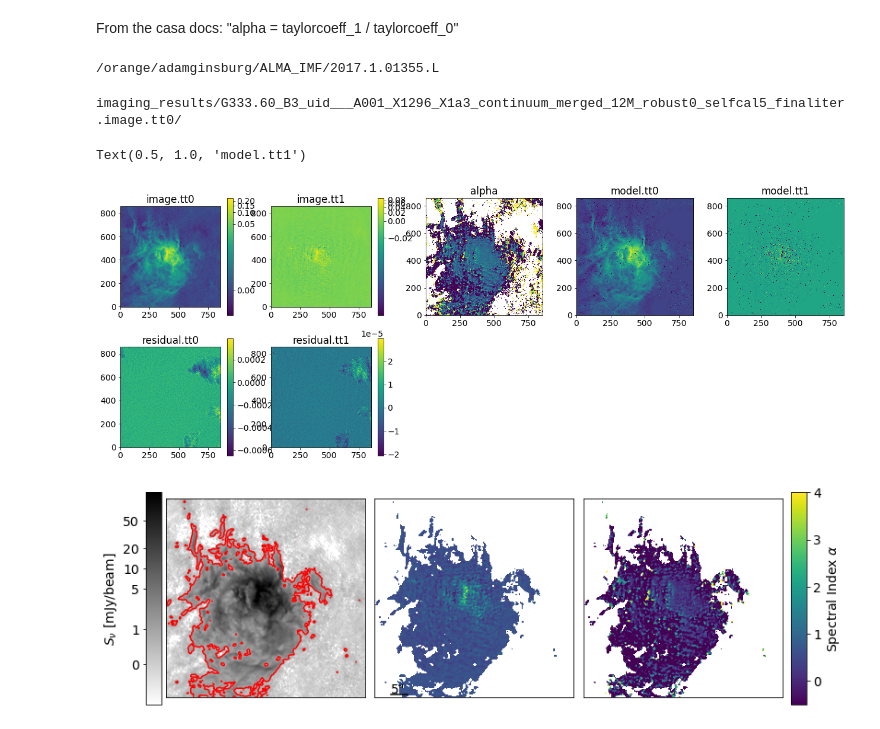
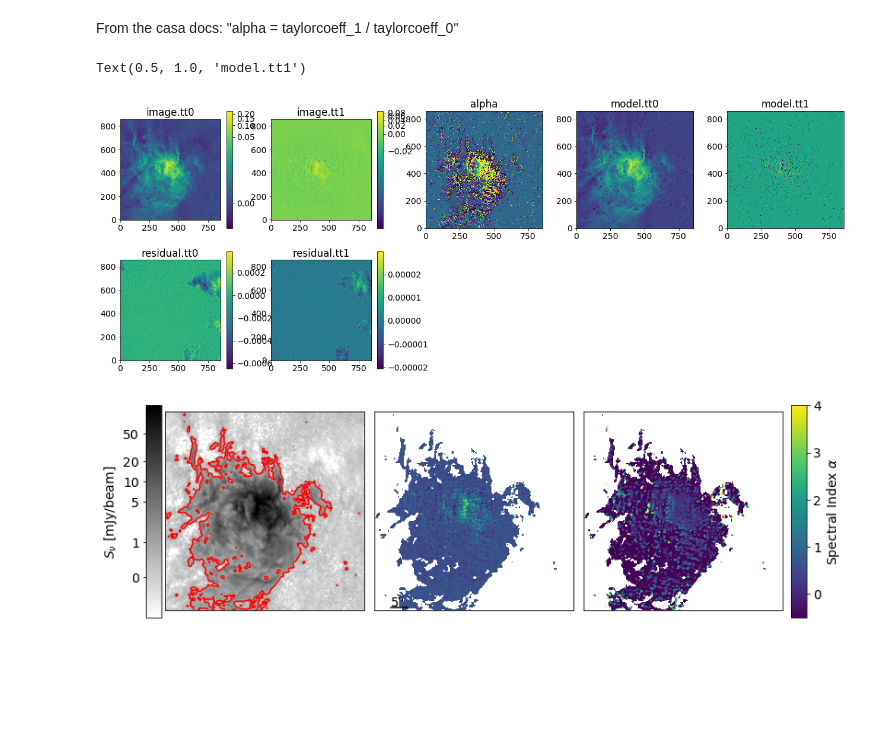
Before and after one commit to keflavich/almaimf-notebooks, a Jupyter notebook: G333SpectralIndex.ipynb, the cells around one changed output. Cells and saved outputs as stored; diff of their text form; code cells hidden in the pictures; blank space fills up the shorter version.

```diff
--- a/G333SpectralIndex.ipynb
+++ b/G333SpectralIndex.ipynb
@@ -28,11 +25,9 @@ pl.rcParams['figure.facecolor'] = 'w'
 From the casa docs:
 "alpha = taylorcoeff_1 / taylorcoeff_0"
 # %%
-cd /orange/adamginsburg/ALMA_IMF/2017.1.01355.L/
+import os
+try:
+    os.chdir('/orange/adamginsburg/ALMA_IMF/2017.1.01355.L/RestructuredImagingResults')
+except FileNotFoundError:
+    os.chdir('/home/adam/Dropbox_UFL/ALMA-IMF/December2020Release/')
-# %% [output]
-/orange/adamginsburg/ALMA_IMF/2017.1.01355.L
-# %%
-ls -d imaging_results/G333.60_B3*_continuum_merged_12M_robust0_selfcal*_finaliter*.image.tt0
-# %% [output]
-imaging_results/G333.60_B3_uid___A001_X1296_X1a3_continuum_merged_12M_robust0_selfcal5_finaliter.image.tt0/
 # %%
@@ -40,30 +35,31 @@ finaliter_prefix = "imaging_results/G333.60_B3_uid___A001_X1296_X1a3_continuum_m
 # %%
 cutoutregion = 'fk5; box(245.539, -50.1002, 60",60")'
 pl.figure(figsize=(22,8))
 image = SpectralCube.read(f'{finaliter_prefix}.image.tt0', format='casa_image').subcube_from_ds9region(cutoutregion)
 pl.subplot(2,5,1).imshow(image[0].value, norm=simple_norm(image[0].value, stretch='log')); pl.colorbar(mappable=pl.gca().images[0])
 pl.title("image.tt0")
 imagett1 = SpectralCube.read(f'{finaliter_prefix}.image.tt1', format='casa_image').subcube_from_ds9region(cutoutregion)
 pl.subplot(2,5,2).imshow(imagett1[0].value, norm=simple_norm(imagett1[0].value, stretch='log')); pl.colorbar(mappable=pl.gca().images[0])
 pl.title("image.tt1")
 residual = SpectralCube.read(f'{finaliter_prefix}.residual.tt0', format='casa_image').subcube_from_ds9region(cutoutregion)
 pl.subplot(2,5,6).imshow(residual[0].value, norm=simple_norm(residual[0].value, stretch='linear')); pl.colorbar(mappable=pl.gca().images[0])
 pl.title("residual.tt0")
 residualtt1 = SpectralCube.read(f'{finaliter_prefix}.residual.tt1', format='casa_image').subcube_from_ds9region(cutoutregion)
 pl.subplot(2,5,7).imshow(residualtt1[0].value, norm=simple_norm(residualtt1[0].value, stretch='linear')); pl.colorbar(mappable=pl.gca().images[0])
 pl.title("residual.tt1")
-alpha = SpectralCube.read(f'{finaliter_prefix}.alpha', format='casa_image').subcube_from_ds9region(cutoutregion)
+#alpha = SpectralCube.read(f'{finaliter_prefix}.alpha', format='casa_image').subcube_from_ds9region(cutoutregion)
+alpha = image / imagett1
 pl.subplot(2,5,3).imshow(alpha[0].value, norm=simple_norm(alpha[0].value, stretch='linear', min_cut=-2, max_cut=4));
 pl.title("alpha")
 model = SpectralCube.read(f'{finaliter_prefix}.model.tt0', format='casa_image').subcube_from_ds9region(cutoutregion)
 pl.subplot(2,5,4).imshow(model[0].value, norm=simple_norm(model[0].value, stretch='log', max_percent=99.995, min_percent=1));
 pl.title("model.tt0")
 modeltt1 = SpectralCube.read(f'{finaliter_prefix}.model.tt1', format='casa_image').subcube_from_ds9region(cutoutregion)
 pl.subplot(2,5,5).imshow(modeltt1[0].value, norm=simple_norm(modeltt1[0].value, stretch='log', max_percent=99.995, min_percent=1));
 pl.title("model.tt1")
 # %% [output]
 Text(0.5, 1.0, 'model.tt1')
-[figure, old version]
+[figure, new version]
 # %%
 tt0_std = image.mad_std()
 tt1_std = imagett1.mad_std()
```
Also changed, not shown: parts of 15 cells of this notebook, 7 other files.
